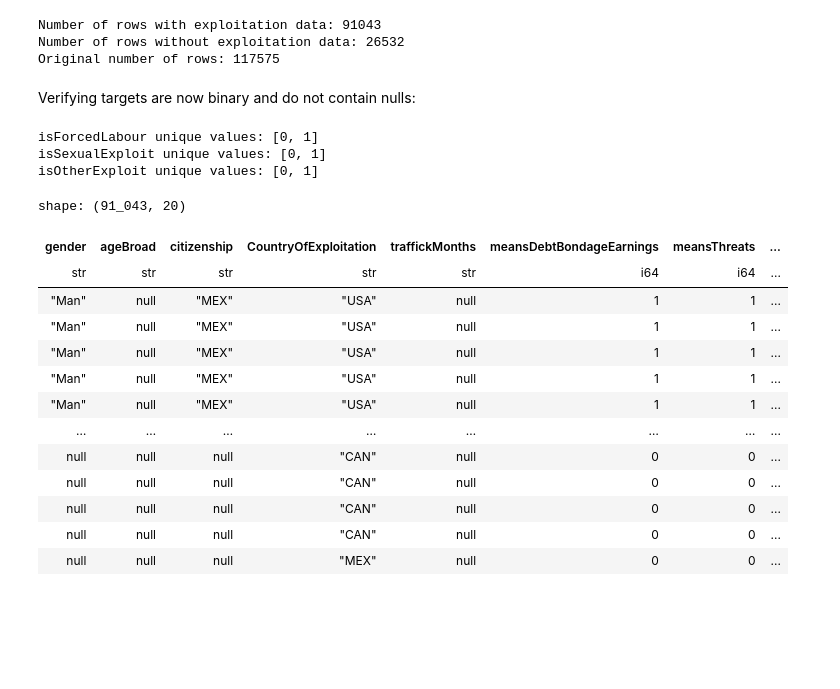
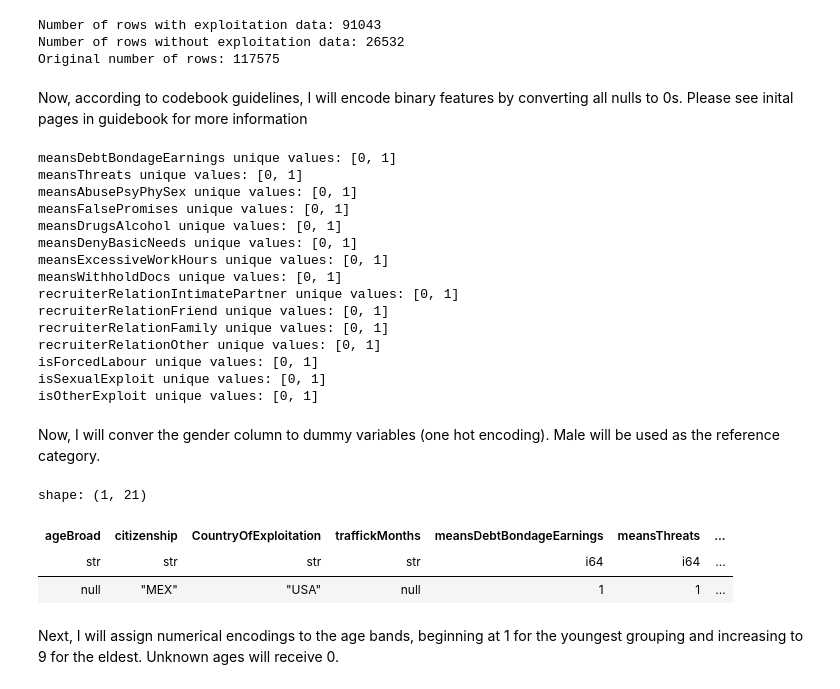
Before and after one commit to madiforman/CTDC_analysis, a Jupyter notebook: process_data.ipynb, the cells around one changed output. Drawn from its saved outputs; the diff is of its cells as text; code cells hidden in the pictures; blank space fills up the shorter version.

```diff
--- a/process_data.ipynb
+++ b/process_data.ipynb
@@ -3,7 +3,7 @@
 To begin cleaning the data and prepare for analysis, I will begin by loading the data and identifying the features I seek to predict.
 # %%
 import polars as pl
-df = pl.read_csv('CTDC_global_synthetic_data_v2025.csv')
+df = pl.read_csv('data/CTDC_global_synthetic_data_v2025.csv')
 y_variables = ['isForcedLabour', 'isSexualExploit', 'isOtherExploit']
 # %% [markdown]
 My inital filter will restrict the data to entries where the country of exploitation is in North America. Also, I will remove 'type..' features from the dataset.
@@ -40,17 +40,8 @@ df = df.filter(has_exploit)
 Number of rows with exploitation data: 91043
 Number of rows without exploitation data: 26532
 Original number of rows: 117575
-# %% [markdown]
-Verifying targets are now binary and do not contain nulls:
-# %%
-# verify targets are now binary and do not contain nulls
-for exploit in y_variables:
-    unique_values = df[exploit].unique()
-    print(f"{exploit} unique values: {unique_values.to_list()}")
-# %% [output]
-isForcedLabour unique values: [0, 1]
-isSexualExploit unique values: [0, 1]
-isOtherExploit unique values: [0, 1]
+# %% [markdown]
+Now, according to codebook guidelines, I will encode binary features by converting all nulls to 0s. Please see inital pages in guidebook for more information
 # %%
 feature_groups = {
     "means_of_control": [
@@ -71,34 +62,52 @@ feature_groups = {
     ]
 }
 
-# encode binary features
+# encode binary features including target variables
 binary_cols = [col for cols in feature_groups.values() for col in cols]
-df_final = df.with_columns([
+binary_cols = binary_cols + y_variables
+df = df.with_columns([
     pl.col(col).fill_null(0).cast(pl.Int64)
     for col in binary_cols
 ])
-df_final
+
+# verify targets are now binary and do not contain nulls
+for var in binary_cols:
+    unique_values = df[var].unique()
+    print(f"{var} unique values: {unique_values.to_list()}")
 # %% [output]
-shape: (91_043, 20)
+meansDebtBondageEarnings unique values: [0, 1]
+meansThreats unique values: [0, 1]
+meansAbusePsyPhySex unique values: [0, 1]
+meansFalsePromises unique values: [0, 1]
+meansDrugsAlcohol unique values: [0, 1]
+meansDenyBasicNeeds unique values: [0, 1]
+meansExcessiveWorkHours unique values: [0, 1]
+meansWithholdDocs unique values: [0, 1]
+recruiterRelationIntimatePartner unique values: [0, 1]
+recruiterRelationFriend unique values: [0, 1]
+recruiterRelationFamily unique values: [0, 1]
+recruiterRelationOther unique values: [0, 1]
+isForcedLabour unique values: [0, 1]
+isSexualExploit unique values: [0, 1]
+isOtherExploit unique values: [0, 1]
-| gender | ageBroad | citizenship | CountryOfExploitation | traffickMonths | meansDebtBondageEarnings | meansThreats | ... |
-| str | str | str | str | str | i64 | i64 | ... |
-| "Man" | null | "MEX" | "USA" | null | 1 | 1 | ... |
-| "Man" | null | "MEX" | "USA" | null | 1 | 1 | ... |
-| "Man" | null | "MEX" | "USA" | null | 1 | 1 | ... |
-| "Man" | null | "MEX" | "USA" | null | 1 | 1 | ... |
-| "Man" | null | "MEX" | "USA" | null | 1 | 1 | ... |
-| … | … | … | … | … | … | … | ... |
-| null | null | null | "CAN" | null | 0 | 0 | ... |
-| null | null | null | "CAN" | null | 0 | 0 | ... |
-| null | null | null | "CAN" | null | 0 | 0 | ... |
-| null | null | null | "CAN" | null | 0 | 0 | ... |
-| null | null | null | "MEX" | null | 0 | 0 | ... |
+# %% [markdown]
+Now, I will conver the gender column to dummy variables (one hot encoding). Male will be used as the reference category.
 # %%
-# print(df_final['gender'].unique().to_list())
-df_final = df_final.with_columns(
+df = df.with_columns(
     pl.col("gender").fill_null("Unknown"),
 )
-gender_dummies = df_final.select(pl.col("gender")).to_dummies()
-df_final = pl.concat([df_final, gender_dummies], how="horizontal")
-df_final = df_final.drop(["gender", "gender_Man"]) # dropping gender unknown column
+gender_dummies = df.select(pl.col("gender")).to_dummies()
+df = pl.concat([df, gender_dummies], how="horizontal")
+df = df.drop(
+    ["gender", "gender_Man", "gender_Unknown"]
+    # dropping gender man for reference category, removing gender unknown as predictor
+    )
+df.head(1)
+# %% [output]
+shape: (1, 21)
+| ageBroad | citizenship | CountryOfExploitation | traffickMonths | meansDebtBondageEarnings | meansThreats | ... |
+| str | str | str | str | i64 | i64 | ... |
+| null | "MEX" | "USA" | null | 1 | 1 | ... |
+# %% [markdown]
+Next, I will assign numerical encodings to the age bands, beginning at 1 for the youngest grouping and increasing to 9 for the eldest. Unknown ages will receive 0.
 # %%
```
Also changed, not shown: parts of 11 cells of this notebook, 2 other files.
